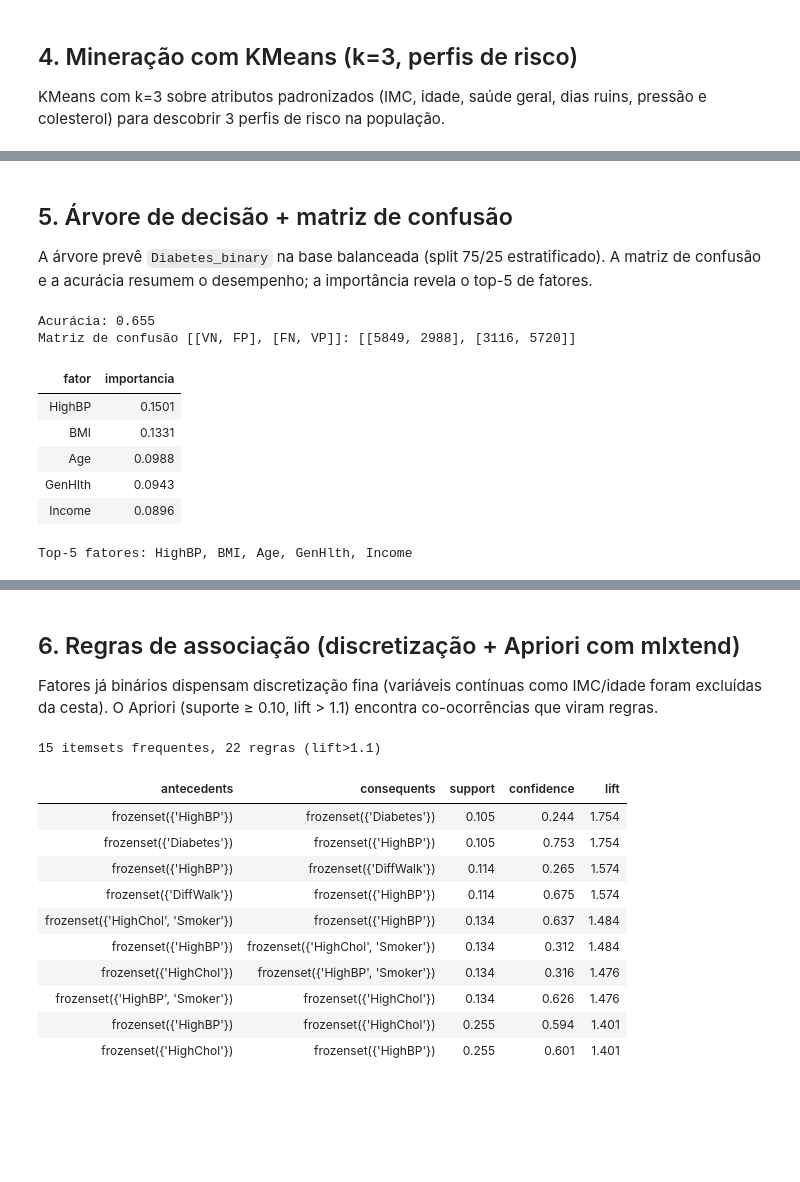
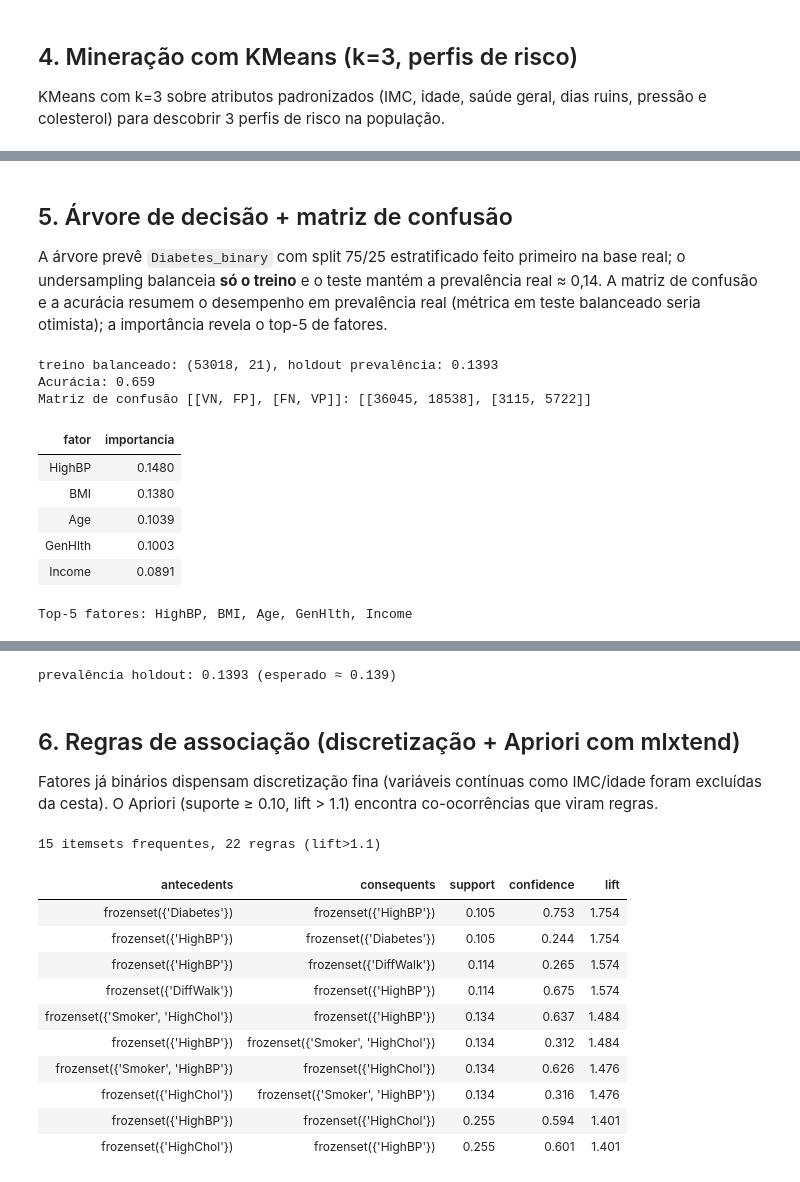
Before and after one commit to EmiyaKiritsugu3/data-minning, a Jupyter notebook: notebooks/02_saude.ipynb, the cells around one changed output, grey strips where cells are left out. Saved outputs shown, nothing was run; the diff lists cells and outputs as text; code cells hidden in the pictures; blank space fills up the shorter version.

Commit message:
fix(saude): split-first eval, Pages img paths, re-executed

```diff
--- a/notebooks/02_saude.ipynb
+++ b/notebooks/02_saude.ipynb
@@ -44,19 +45,23 @@ tabagismo, AVC, doença cardíaca, saúde geral (`GenHlth` 1–5), saúde mental
 dificuldade de locomoção (`DiffWalk`), sexo e hábitos.
 # %%
 # Original desbalanceado primeiro (prevalência real ~0,14); 5050split só como alternativa.
+DATA = Path("..") / "data"
 CANDIDATES = [
-    "../data/diabetes_binary_health_indicators_BRFSS2015.csv",
-    "../data/diabetes_binary_5050split_health_indicators_BRFSS2015.csv",
+    str(DATA / "diabetes_binary_health_indicators_BRFSS2015.csv"),
+    str(DATA / "diabetes_binary_5050split_health_indicators_BRFSS2015.csv"),
 ]
 df = None
+is_real = False
 for c in CANDIDATES:
     try:
         df = load_csv(c)
         print("Carregado:", c)
+        is_real = True
         break
     except FileNotFoundError:
         continue
 if df is None:
+    is_real = False
     print("Sem data/ local -> fallback SINTÉTICO realista (seed 42, n=5000).")
     print("Comando real: kaggle datasets download alexteboul/diabetes-health-indicators-dataset -p data --unzip")
     n = 5000
@@ -95,6 +100,7 @@ if df is None:
 print("shape:", df.shape)
 print("prevalência:", round(float(df['Diabetes_binary'].mean()), 4))
 display(HTML(df_to_html_table(df, 10)))
+print("is_real:", is_real)
 # %% [output]
 Carregado: ../data/diabetes_binary_health_indicators_BRFSS2015.csv
 shape: (253680, 22)
@@ -219,55 +225,68 @@ KMeans k=3 — tamanho dos clusters: {0: 34806, 1: 128569, 2: 90305}
 # %% [markdown]
 ## 5. Árvore de decisão + matriz de confusão
 
-A árvore prevê `Diabetes_binary` na base balanceada (split 75/25 estratificado).
-A matriz de confusão e a acurácia resumem o desempenho; a importância revela o top-5 de fatores.
+A árvore prevê `Diabetes_binary` com split 75/25 estratificado feito primeiro na base real;
+o undersampling balanceia **só o treino** e o teste mantém a prevalência real ≈ 0,14.
+A matriz de confusão e a acurácia resumem o desempenho em prevalência real
+(métrica em teste balanceado seria otimista); a importância revela o top-5 de fatores.
 # %%
 from sklearn.model_selection import train_test_split
-X = df_bal.drop(columns=["Diabetes_binary"])
-y = df_bal["Diabetes_binary"]
+X = df.drop(columns=["Diabetes_binary", "cluster"], errors="ignore")
+y = df["Diabetes_binary"]
 Xtr, Xte, ytr, yte = train_test_split(X, y, test_size=0.25, random_state=42, stratify=y)
-tree = run_tree(Xtr, ytr)
-pred = tree.predict(Xte)
+neg = Xtr[ytr == 0].sample(int((ytr == 1).sum()), random_state=42)  # undersample SÓ treino
+pos = Xtr[ytr == 1]
+Xtr_b = pd.concat([neg, pos]).sample(frac=1, random_state=42)
+ytr_b = ytr.loc[Xtr_b.index]
+print(f"treino balanceado: {Xtr_b.shape}, holdout prevalência: {float(yte.mean()):.4f}")
+tree = run_tree(Xtr_b, ytr_b)
+pred = tree.predict(Xte)  # Xte com prevalência real ~0,14
 s = confusion_summary(yte, pred)
 print("Acurácia:", round(s["accuracy"], 3))
 print("Matriz de confusão [[VN, FP], [FN, VP]]:", s["confusion_matrix"])
 imp = pd.Series(tree.feature_importances_, index=X.columns).sort_values(ascending=False)
 top5 = imp.head(5).reset_index()
 top5.columns = ["fator", "importancia"]
 top5["importancia"] = top5["importancia"].round(4)
 display(HTML(df_to_html_table(top5)))
 print("Top-5 fatores:", ", ".join(top5["fator"]))
 
 fig, ax = plt.subplots(figsize=(5, 4))
 sns.heatmap(s["confusion_matrix"], annot=True, fmt="d", cmap="Blues", ax=ax)
 ax.set_title("Matriz de confusão — árvore de decisão")
 ax.set_xlabel("Predito")
 ax.set_ylabel("Real")
 fig.tight_layout()
-save_fig(fig, "diabetes_confusao.png")
+url = save_fig(fig, "diabetes_confusao.png")
 plt.close(fig)
-display(HTML('<img src="../docs/assets/img/diabetes_confusao.png" alt="Matriz de confusao">'))
+display(HTML(f"<img src='{url}' alt='Matriz de confusao'>"))
 
 fig, ax = plt.subplots(figsize=(7, 4))
 ax.barh(top5["fator"][::-1], top5["importancia"][::-1])
 ax.set_title("Top-5 fatores (importância da árvore)")
 ax.set_xlabel("Importância")
 fig.tight_layout()
-save_fig(fig, "diabetes_importancia.png")
+url_imp = save_fig(fig, "diabetes_importancia.png")
 plt.close(fig)
-display(HTML('<img src="../docs/assets/img/diabetes_importancia.png" alt="Top fatores">'))
+display(HTML(f"<img src='{url_imp}' alt='Top fatores'>"))
 # %% [output]
-Acurácia: 0.655
-Matriz de confusão [[VN, FP], [FN, VP]]: [[5849, 2988], [3116, 5720]]
+treino balanceado: (53018, 21), holdout prevalência: 0.1393
+Acurácia: 0.659
+Matriz de confusão [[VN, FP], [FN, VP]]: [[36045, 18538], [3115, 5722]]
 | fator | importancia |
-| HighBP | 0.1501 |
-| BMI | 0.1331 |
-| Age | 0.0988 |
-| GenHlth | 0.0943 |
-| Income | 0.0896 |
+| HighBP | 0.1480 |
+| BMI | 0.1380 |
+| Age | 0.1039 |
+| GenHlth | 0.1003 |
+| Income | 0.0891 |
 Top-5 fatores: HighBP, BMI, Age, GenHlth, Income
 [interactive output not drawn]
 [interactive output not drawn]
+# %%
+print(f"prevalência holdout: {float(yte.mean()):.4f} (esperado ≈ 0.139)")
+assert abs(float(yte.mean()) - 0.139) < 0.02
+# %% [output]
+prevalência holdout: 0.1393 (esperado ≈ 0.139)
 # %% [markdown]
 ## 6. Regras de associação (discretização + Apriori com mlxtend)
 
@@ -292,14 +311,14 @@ display(HTML(df_to_html_table(top, 10)))
 # %% [output]
 15 itemsets frequentes, 22 regras (lift>1.1)
 | antecedents | consequents | support | confidence | lift |
+| frozenset({'Diabetes'}) | frozenset({'HighBP'}) | 0.105 | 0.753 | 1.754 |
 | frozenset({'HighBP'}) | frozenset({'Diabetes'}) | 0.105 | 0.244 | 1.754 |
-| frozenset({'Diabetes'}) | frozenset({'HighBP'}) | 0.105 | 0.753 | 1.754 |
 | frozenset({'HighBP'}) | frozenset({'DiffWalk'}) | 0.114 | 0.265 | 1.574 |
 | frozenset({'DiffWalk'}) | frozenset({'HighBP'}) | 0.114 | 0.675 | 1.574 |
-| frozenset({'HighChol', 'Smoker'}) | frozenset({'HighBP'}) | 0.134 | 0.637 | 1.484 |
-| frozenset({'HighBP'}) | frozenset({'HighChol', 'Smoker'}) | 0.134 | 0.312 | 1.484 |
-| frozenset({'HighChol'}) | frozenset({'HighBP', 'Smoker'}) | 0.134 | 0.316 | 1.476 |
-| frozenset({'HighBP', 'Smoker'}) | frozenset({'HighChol'}) | 0.134 | 0.626 | 1.476 |
+| frozenset({'Smoker', 'HighChol'}) | frozenset({'HighBP'}) | 0.134 | 0.637 | 1.484 |
+| frozenset({'HighBP'}) | frozenset({'Smoker', 'HighChol'}) | 0.134 | 0.312 | 1.484 |
+| frozenset({'Smoker', 'HighBP'}) | frozenset({'HighChol'}) | 0.134 | 0.626 | 1.476 |
+| frozenset({'HighChol'}) | frozenset({'Smoker', 'HighBP'}) | 0.134 | 0.316 | 1.476 |
 | frozenset({'HighBP'}) | frozenset({'HighChol'}) | 0.255 | 0.594 | 1.401 |
 | frozenset({'HighChol'}) | frozenset({'HighBP'}) | 0.255 | 0.601 | 1.401 |
 # %% [markdown]
```
Also changed, not shown: parts of 9 cells of this notebook, 3 other files.
